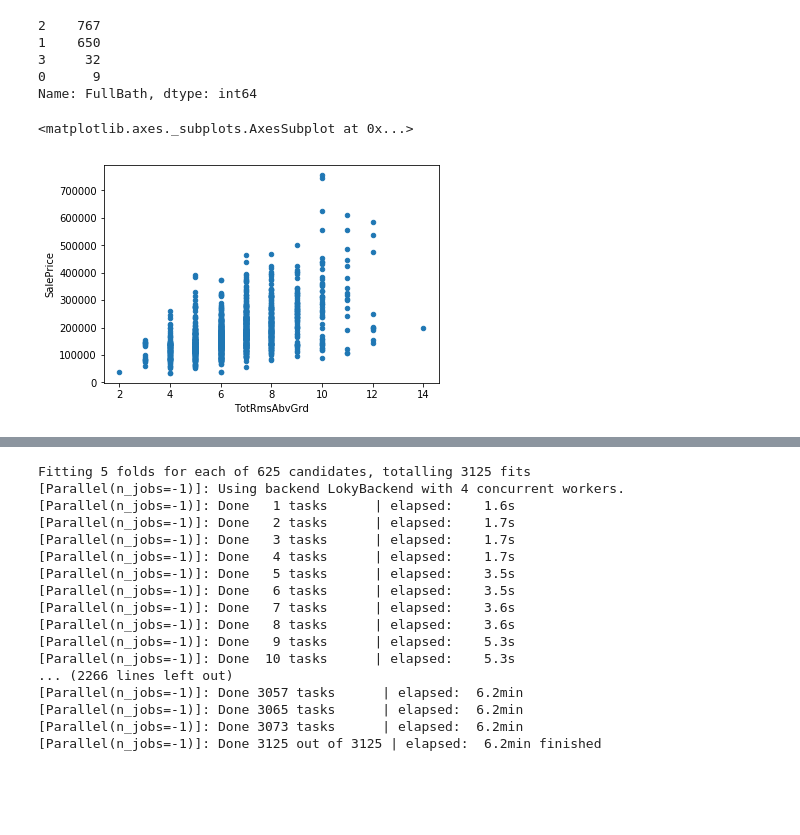
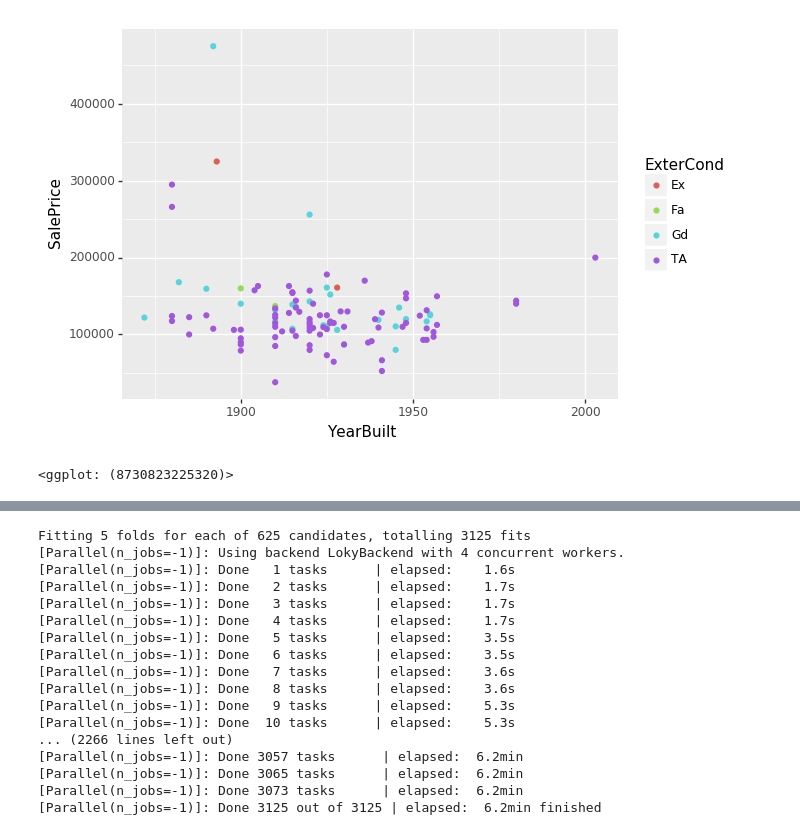
Before and after one commit to AJB0211/AmesHousingRegression, a Jupyter notebook: linear_model.ipynb, the cells around one changed output, grey strips where cells are left out. Cells and saved outputs as stored; diff of their text form; code cells hidden in the pictures; blank space fills up the shorter version.

```diff
--- a/linear_model.ipynb
+++ b/linear_model.ipynb
@@ -63,6 +88,3 @@ imputeUnknown = []
 
 # to be dropped
 dropList = ["Id"]
-# %%
-trainData["garageDiff"] = trainData.GarageYrBlt - trainData.YearBuilt
-trainData["remodDiff"] = trainData.YearRemodAdd - trainData.YearBuilt
@@ -94,13 +91,6 @@ trainData.plot.scatter("LotArea","SalePrice")
-# %%
-trainData.FullBath.value_counts()
-# %% [output]
-2    767
-1    650
-3     32
-0      9
-Name: FullBath, dtype: int64
-# %%
-trainData.plot.scatter("TotRmsAbvGrd","SalePrice")
-# %% [output]
-<matplotlib.axes._subplots.AxesSubplot at 0x...>
-[figure, removed]
+# %%
+(ggplot(trainData[trainData.Neighborhood == "OldTown"], aes(x="YearBuilt",y="SalePrice")) +
+        geom_point(aes(color="ExterCond")))
+# %% [output]
+[figure, added]
+<ggplot: (8730823225320)>
```
Also changed, not shown: parts of 14 cells of this notebook, 9 other files.
